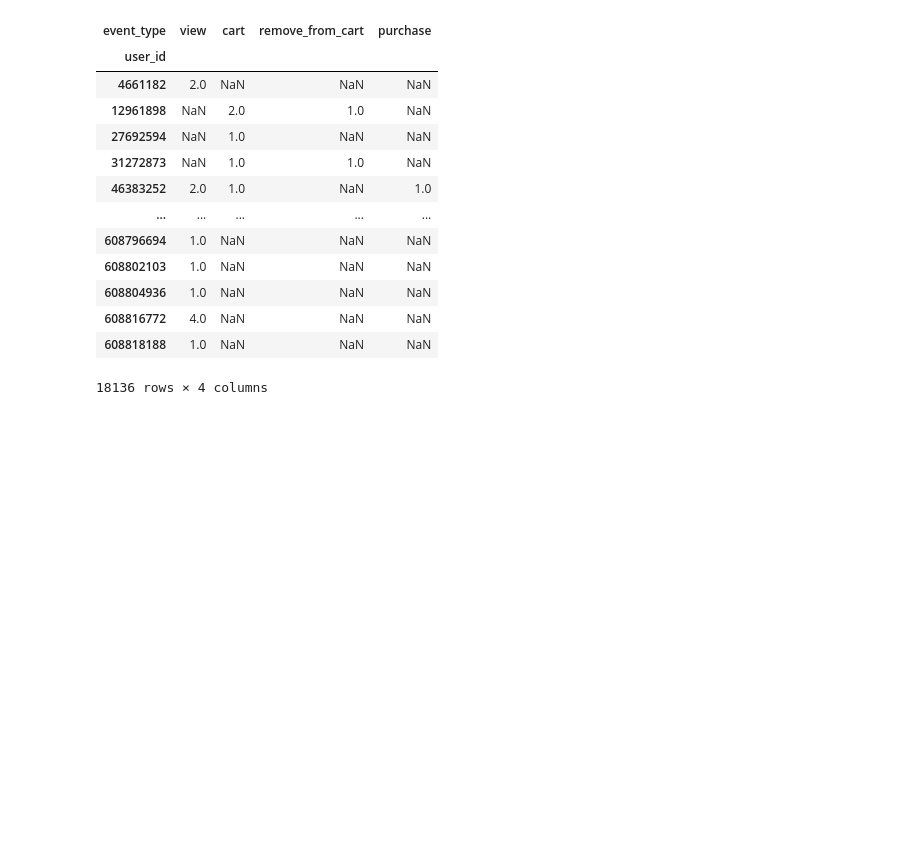
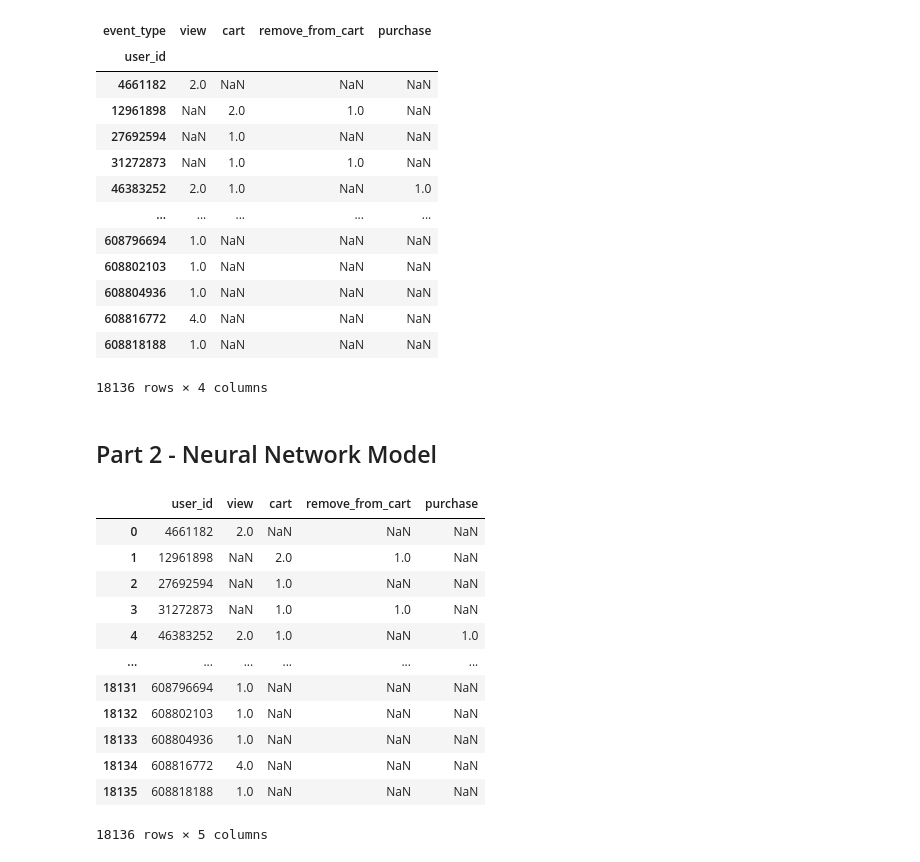
Before and after one commit to ASM2023063/mscda-20232-ca1, a Jupyter notebook: 2023063_CA1_MSCDA_20232.ipynb, the cells around one changed output. Drawn from its saved outputs; the diff is of its cells as text; code cells hidden in the pictures; blank space fills up the shorter version.

Commit message:
Neural Network Model
Testing model to predict how many purchases future customers are going to make based on how many times they view the product, added to cart and removed from cart events.

```diff
--- a/2023063_CA1_MSCDA_20232.ipynb
+++ b/2023063_CA1_MSCDA_20232.ipynb
@@ -292,0 +276,2 @@ pandas_df.to_csv('customer_data.csv')
+# %% [markdown]
+## Part 2 - Neural Network Model
@@ -292,0 +287,18 @@ pandas_df.to_csv('customer_data.csv')
+# %%
+# Load dataset
+data = pd.read_csv("customer_data.csv")
+data
+# %% [output]
+|  | user_id | view | cart | remove_from_cart | purchase |
+| 0 | 4661182 | 2.0 | NaN | NaN | NaN |
+| 1 | 12961898 | NaN | 2.0 | 1.0 | NaN |
+| 2 | 27692594 | NaN | 1.0 | NaN | NaN |
+| 3 | 31272873 | NaN | 1.0 | 1.0 | NaN |
+| 4 | 46383252 | 2.0 | 1.0 | NaN | 1.0 |
+| ... | ... | ... | ... | ... | ... |
+| 18131 | 608796694 | 1.0 | NaN | NaN | NaN |
+| 18132 | 608802103 | 1.0 | NaN | NaN | NaN |
+| 18133 | 608804936 | 1.0 | NaN | NaN | NaN |
+| 18134 | 608816772 | 4.0 | NaN | NaN | NaN |
+| 18135 | 608818188 | 1.0 | NaN | NaN | NaN |
+18136 rows × 5 columns
```
Also changed, not shown: parts of 18 cells of this notebook.
